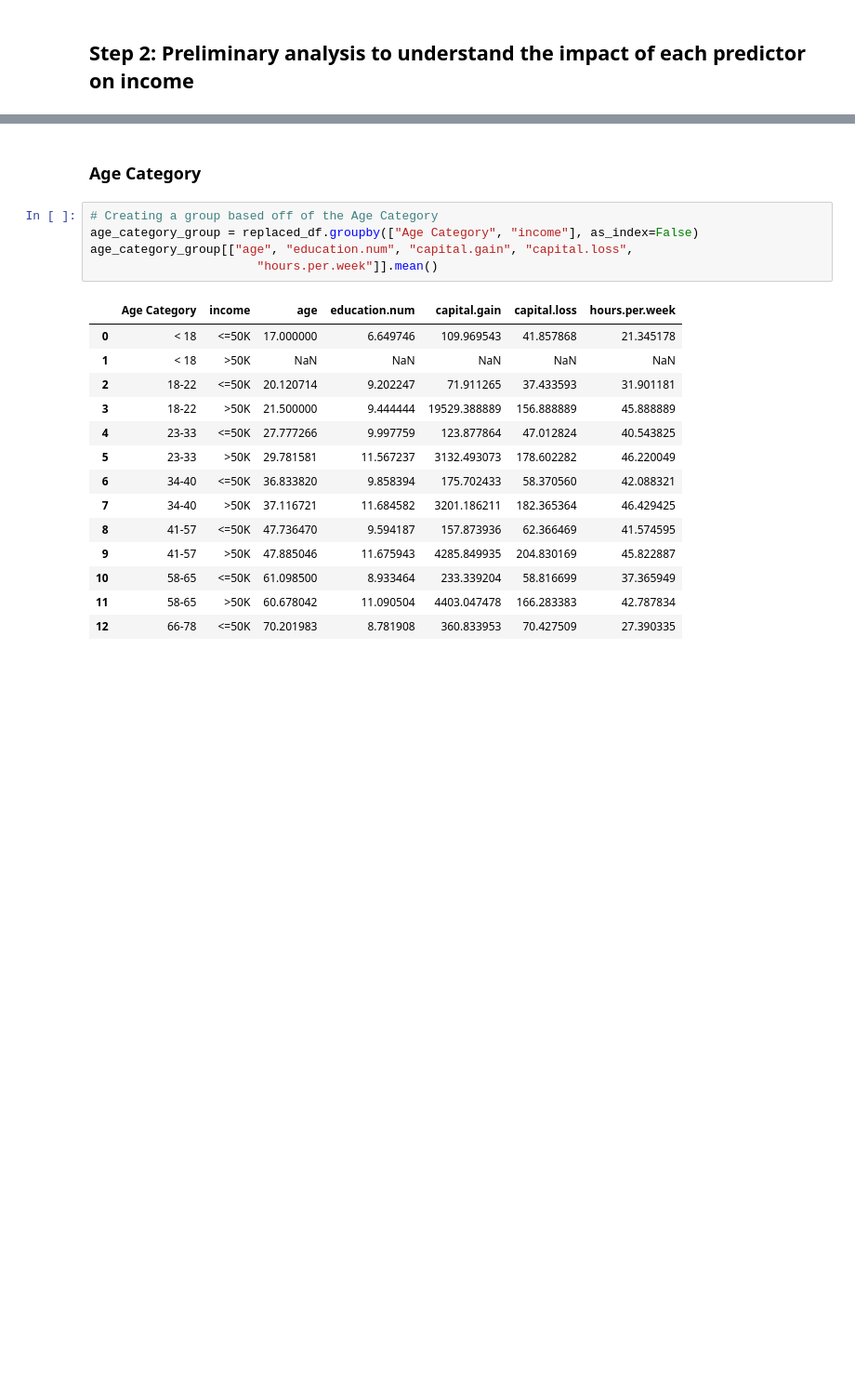
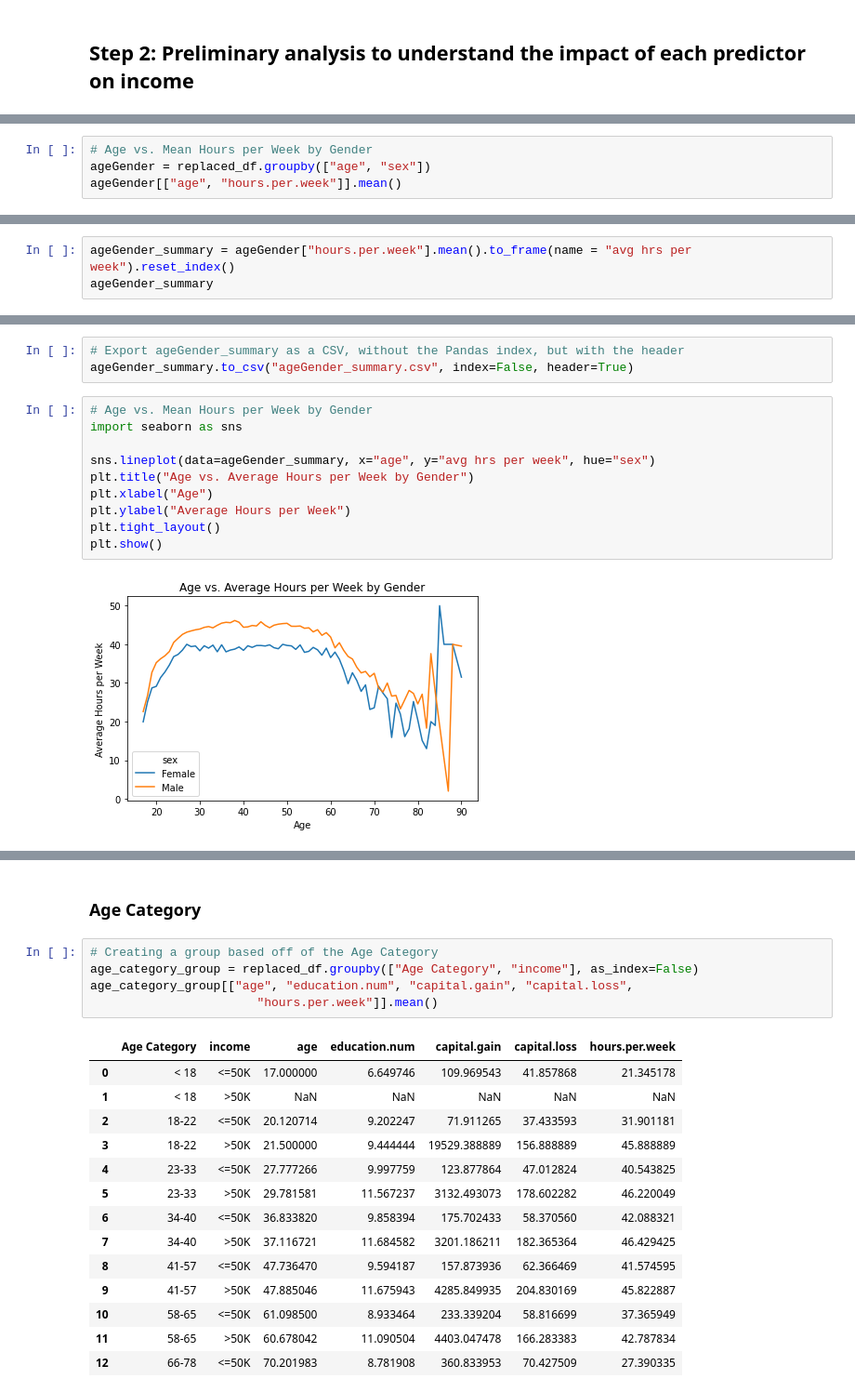
Before and after one commit to markerickson314/project-one, a Jupyter notebook: Jeanine.ipynb, the cells around one changed output, grey strips where cells are left out. Shown at 93% size. Cells and saved outputs as stored; diff of their text form; blank space fills up the shorter version.

```diff
--- a/Jeanine.ipynb
+++ b/Jeanine.ipynb
@@ -896,0 +944,4 @@ False
+# %%
+# Age vs. Mean Hours per Week by Gender
+ageGender = replaced_df.groupby(["age", "sex"])
+ageGender[["age", "hours.per.week"]].mean()
@@ -896,0 +963,3 @@ False
+# %%
+ageGender_summary = ageGender["hours.per.week"].mean().to_frame(name = "avg hrs per week").reset_index()
+ageGender_summary
@@ -896,0 +980,15 @@ False
+# %%
+# Export ageGender_summary as a CSV, without the Pandas index, but with the header
+ageGender_summary.to_csv("ageGender_summary.csv", index=False, header=True)
+# %%
+# Age vs. Mean Hours per Week by Gender
+import seaborn as sns
+
+sns.lineplot(data=ageGender_summary, x="age", y="avg hrs per week", hue="sex")
+plt.title("Age vs. Average Hours per Week by Gender")
+plt.xlabel("Age")
+plt.ylabel("Average Hours per Week")
+plt.tight_layout()
+plt.show()
+# %% [output]
+[figure, added]
```
Also changed, not shown: parts of 12 cells of this notebook, 1 other file.
